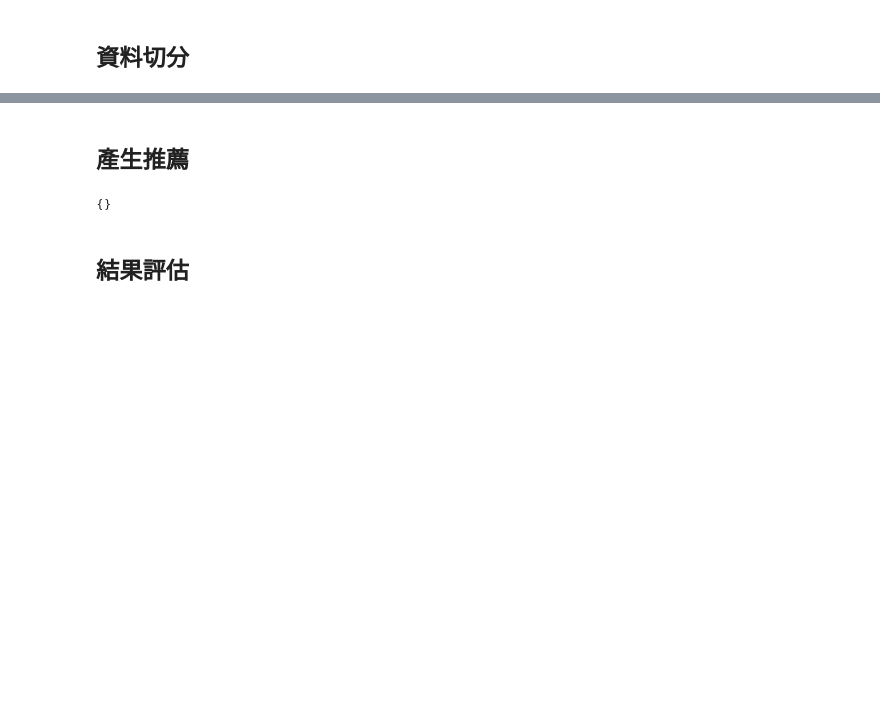
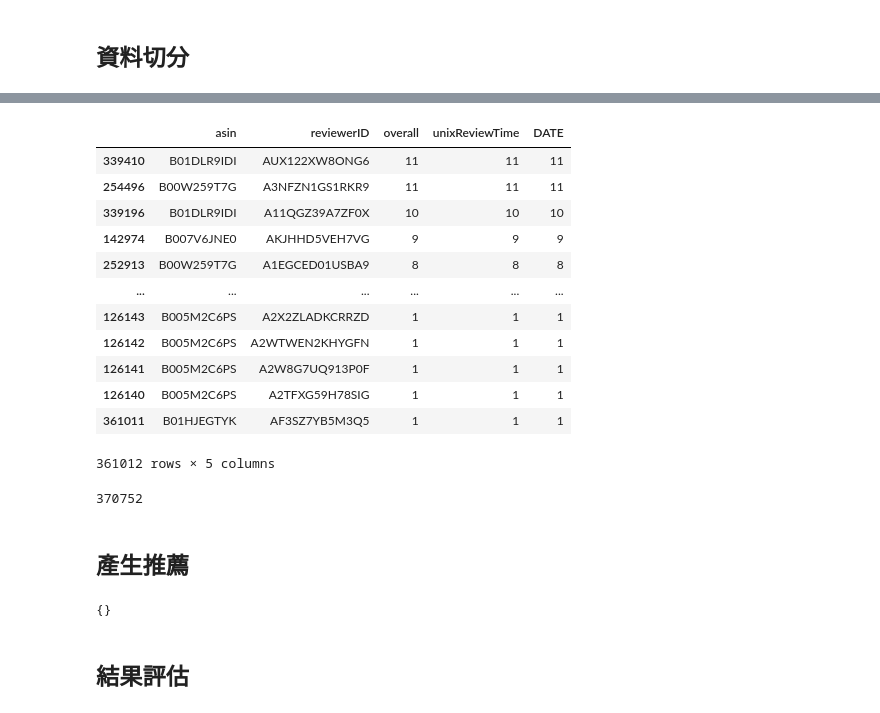
Before and after one commit to milanazhang/data-course-sample, a Jupyter notebook: sample.ipynb, the cells around one changed output, grey strips where cells are left out. Cells and saved outputs as stored; diff of their text form; code cells hidden in the pictures; blank space fills up the shorter version.

```diff
--- a/sample.ipynb
+++ b/sample.ipynb
@@ -126,3 +143,23 @@ users = list(ratings_testings_by_user.keys())
+# %%
+ratings_trainings.groupby(['asin', 'reviewerID']).count().reset_index().sort_values(['overall'],ascending=False)
+# %% [output]
+|  | asin | reviewerID | overall | unixReviewTime | DATE |
+| 339410 | B01DLR9IDI | AUX122XW8ONG6 | 11 | 11 | 11 |
+| 254496 | B00W259T7G | A3NFZN1GS1RKR9 | 11 | 11 | 11 |
+| 339196 | B01DLR9IDI | A11QGZ39A7ZF0X | 10 | 10 | 10 |
+| 142974 | B007V6JNE0 | AKJHHD5VEH7VG | 9 | 9 | 9 |
+| 252913 | B00W259T7G | A1EGCED01USBA9 | 8 | 8 | 8 |
+| ... | ... | ... | ... | ... | ... |
+| 126143 | B005M2C6PS | A2X2ZLADKCRRZD | 1 | 1 | 1 |
+| 126142 | B005M2C6PS | A2WTWEN2KHYGFN | 1 | 1 | 1 |
+| 126141 | B005M2C6PS | A2W8G7UQ913P0F | 1 | 1 | 1 |
+| 126140 | B005M2C6PS | A2TFXG59H78SIG | 1 | 1 | 1 |
+| 361011 | B01HJEGTYK | AF3SZ7YB5M3Q5 | 1 | 1 | 1 |
+361012 rows × 5 columns
+# %%
+len(ratings_trainings)
+# %% [output]
+370752
 # %% [markdown]
 ## 產生推薦
 # %%
```
Also changed, not shown: parts of 17 cells of this notebook.
